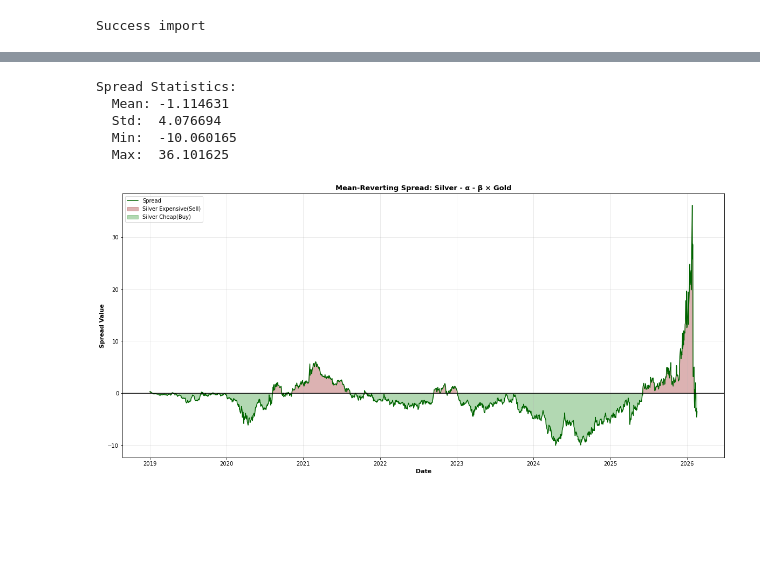
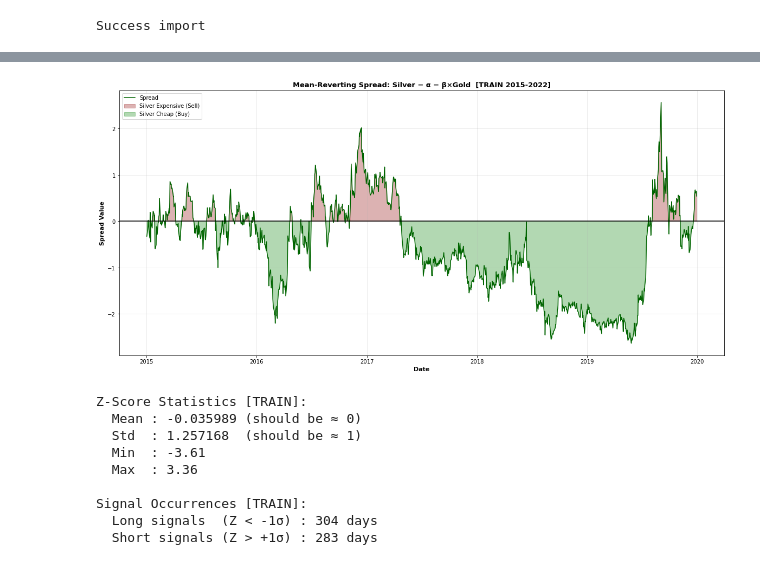
Before and after one commit to Prakhar3006/Gold-Silver-Mean-Reversion, a Jupyter notebook: Gold-Silver.ipynb, the cells around one changed output, grey strips where cells are left out. Cells and saved outputs as stored; diff of their text form; code cells hidden in the pictures; blank space fills up the shorter version.

```diff
--- a/Gold-Silver.ipynb
+++ b/Gold-Silver.ipynb
@@ -267,28 +298,44 @@ plt.show()
 # %%
-spread = data["Silver"] - alphas - betas*data["Gold"]
-spread = pd.Series(spread, index= data.index)
-
-print(f"Spread Statistics:")
-print(f"  Mean: {spread.mean():.6f}")
-print(f"  Std:  {spread.std():.6f}")
-print(f"  Min:  {spread.min():.6f}")
-print(f"  Max:  {spread.max():.6f}")
+spread_train = kalman_spread_train.copy()
 
 fig, ax = plt.subplots(figsize=(20, 9))
-ax.plot(x,spread.to_numpy(),color = 'darkgreen', linewidth = '1.5', label = "Spread")
-ax.axhline(0, color = 'black' )
-ax.fill_between(x, spread, 0 , where =(spread>=0), alpha = 0.3, color = 'darkred', label="Silver Expensive(Sell)")
-ax.fill_between(x, spread, 0 , where =(spread<0), alpha = 0.3, color = 'green', label="Silver Cheap(Buy)")
+ax.plot(x_train, spread_train.to_numpy(), color='darkgreen', linewidth=1.5, label='Spread')
+ax.axhline(0, color='black')
+ax.fill_between(x_train, spread_train, 0, where=(spread_train >= 0),
+                alpha=0.3, color='darkred',  label='Silver Expensive (Sell)')
+ax.fill_between(x_train, spread_train, 0, where=(spread_train < 0),
+                alpha=0.3, color='green',    label='Silver Cheap (Buy)')
 ax.legend()
 ax.set_ylabel('Spread Value', fontsize=11, fontweight='bold')
-ax.set_xlabel('Date', fontsize=11, fontweight='bold')
-ax.set_title('Mean-Reverting Spread: Silver - α - β × Gold', fontsize=13, fontweight='bold')
-ax.grid(True, alpha = 0.3)
+ax.set_xlabel('Date',         fontsize=11, fontweight='bold')
+ax.set_title('Mean-Reverting Spread: Silver − α − β×Gold  [TRAIN 2015-2022]',
+             fontsize=13, fontweight='bold')
+ax.grid(True, alpha=0.3)
 plt.show()
+
+spread_mean_train = spread_train.rolling(window=20).mean()
+spread_std_train  = spread_train.rolling(window=20).std()
+z_score_train     = (spread_train - spread_mean_train) / spread_std_train
+
+print(f"Z-Score Statistics [TRAIN]:")
+print(f"  Mean : {z_score_train.mean():.6f} (should be ≈ 0)")
+print(f"  Std  : {z_score_train.std():.6f}  (should be ≈ 1)")
+print(f"  Min  : {z_score_train.min():.2f}")
+print(f"  Max  : {z_score_train.max():.2f}")
+
+longsignal  = (z_score_train < -1).sum()
+shortsignal = (z_score_train >  1).sum()
+print(f"\nSignal Occurrences [TRAIN]:")
+print(f"  Long signals  (Z < -1σ) : {longsignal} days")
+print(f"  Short signals (Z > +1σ) : {shortsignal} days")
 # %% [output]
+[figure, new version]
-Spread Statistics:
-  Mean: -1.114631
-  Std:  4.076694
-  Min:  -10.060165
-  Max:  36.101625
+Z-Score Statistics [TRAIN]:
+  Mean : -0.035989 (should be ≈ 0)
+  Std  : 1.257168  (should be ≈ 1)
+  Min  : -3.61
+  Max  : 3.36
+
+Signal Occurrences [TRAIN]:
+  Long signals  (Z < -1σ) : 304 days
+  Short signals (Z > +1σ) : 283 days
-[figure, old version]
```
Also changed, not shown: parts of 19 cells of this notebook.
